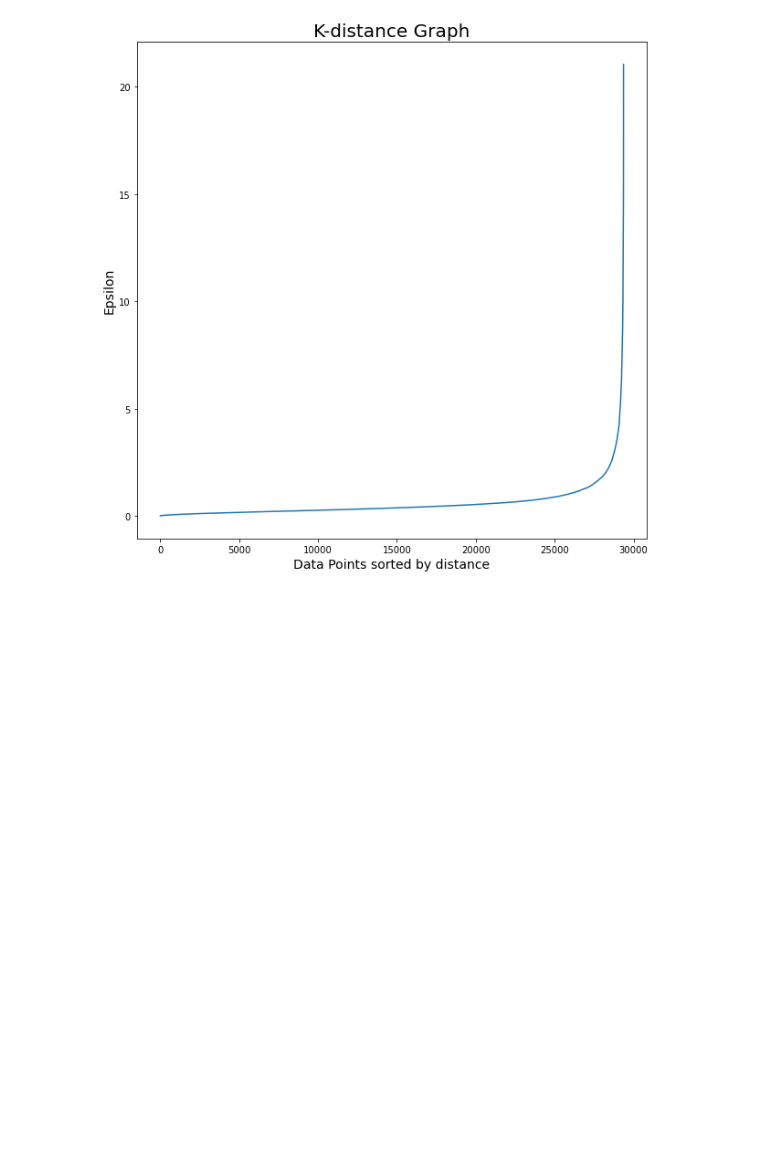
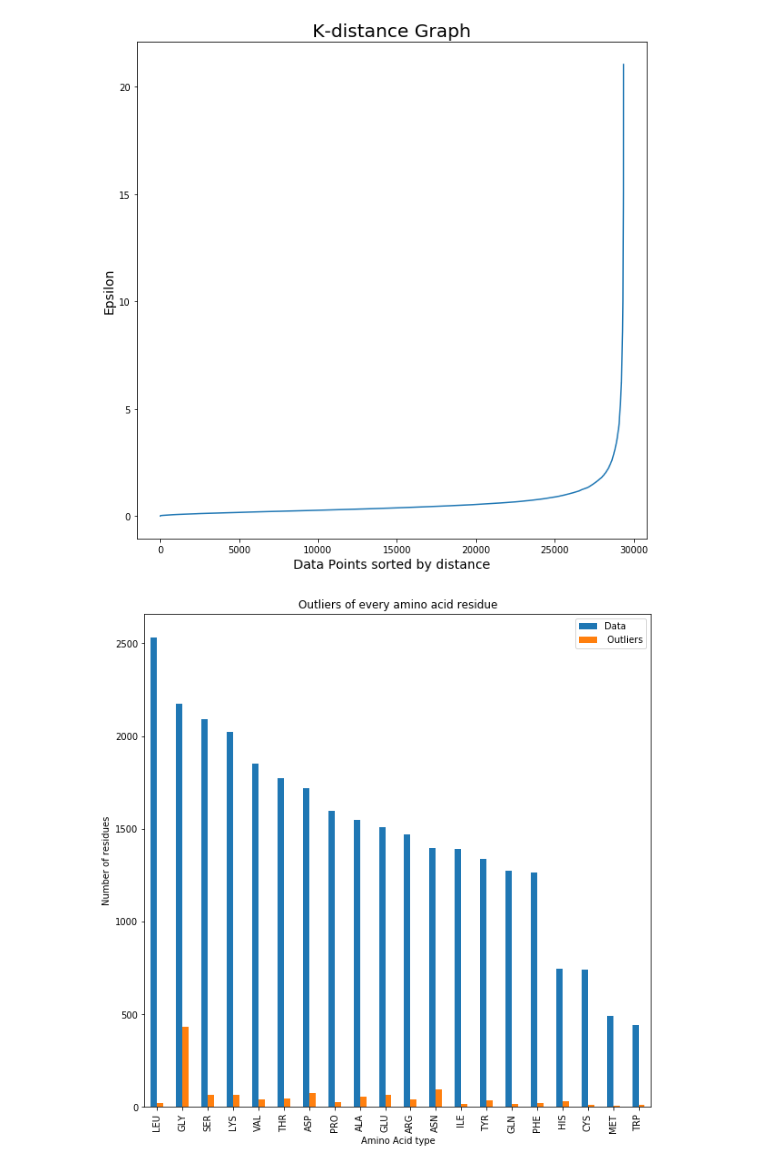
Before and after one commit to antondanieli/DAT405-assignments, a Jupyter notebook: assignments/assignment 3/assignment_3.ipynb, the cells around one changed output. Cells and saved outputs as stored; diff of their text form; code cells hidden in the pictures; blank space fills up the shorter version.

```diff
--- a/assignments/assignment 3/assignment_3.ipynb
+++ b/assignments/assignment 3/assignment_3.ipynb
@@ -192,3 +198,23 @@ plt.ylabel('Epsilon',fontsize=14)
 plt.show()
 # %% [output]
 [figure]
+# %%
+#ii
+#count data and outliers, put the in data frames
+data = df['residue name'].value_counts().to_frame()
+df['outlier'] = db.labels_
+dfoutliers = df[df.outlier == - 1]
+z = dfoutliers['residue name'].value_counts().to_frame()
+
+#merge data
+data = data.merge(z,left_index = True, right_index = True)
+data.columns = ['Data', ' Outliers']
+
+#Plot the bar plot
+data.plot.bar()
+plt.xlabel('Amino Acid type')
+plt.ylabel('Number of residues')
+plt.title('Outliers of every amino acid residue')
+plt.show()
+# %% [output]
+[figure, added]
```
Also changed, not shown: parts of 7 cells of this notebook.
